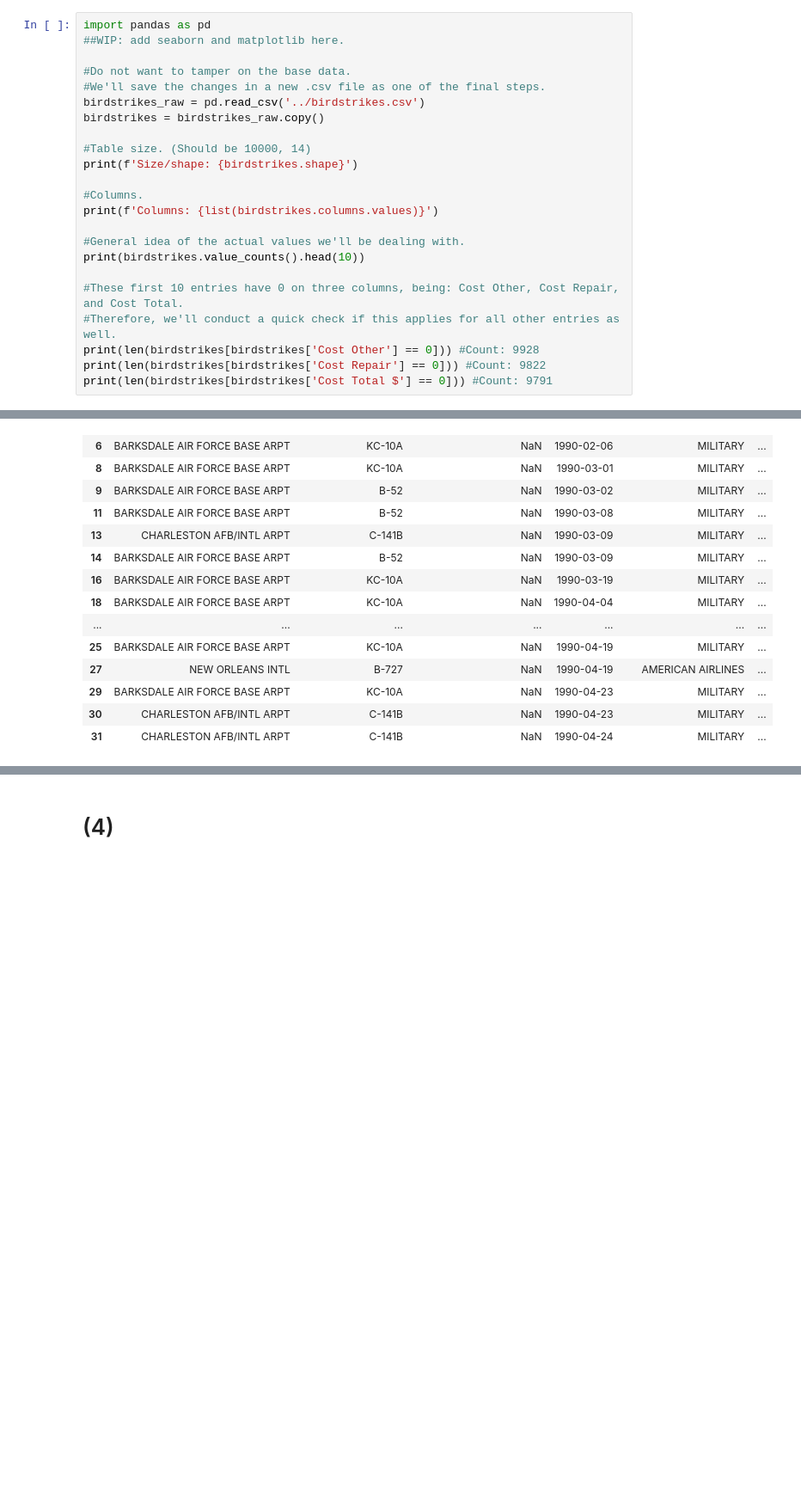
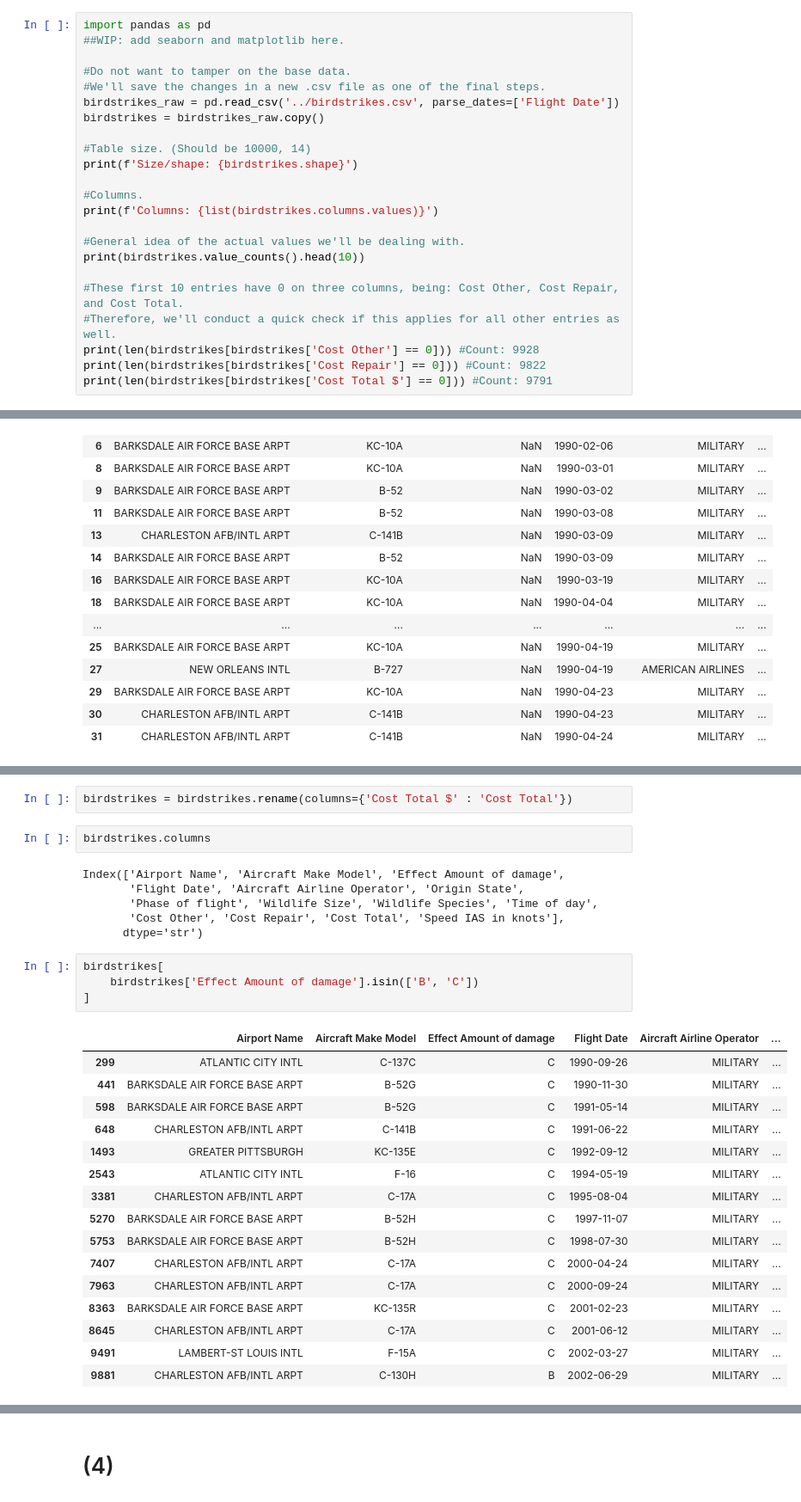
Before and after one commit to hotelFabie/LabComposition, a Jupyter notebook: Analysis & Visualization/Project/project.ipynb, the cells around one changed output, grey strips where cells are left out. Shown at 86% size. Saved outputs shown, nothing was run; the diff lists cells and outputs as text; blank space fills up the shorter version.

Commit message:
data analysis project column rename.

```diff
--- a/Analysis & Visualization/Project/project.ipynb
+++ b/Analysis & Visualization/Project/project.ipynb
@@ -6,7 +6,7 @@ import pandas as pd
 
 #Do not want to tamper on the base data.
 #We'll save the changes in a new .csv file as one of the final steps.
-birdstrikes_raw = pd.read_csv('../birdstrikes.csv')
+birdstrikes_raw = pd.read_csv('../birdstrikes.csv', parse_dates=['Flight Date'])
 birdstrikes = birdstrikes_raw.copy()
 
 #Table size. (Should be 10000, 14)
@@ -151,0 +168,31 @@ birdstrikes[birdstrikes.duplicated(subset = 'Aircraft Make Model')].head(20)
+# %%
+birdstrikes = birdstrikes.rename(columns={'Cost Total $' : 'Cost Total'})
+# %%
+birdstrikes.columns
+# %% [output]
+Index(['Airport Name', 'Aircraft Make Model', 'Effect Amount of damage',
+       'Flight Date', 'Aircraft Airline Operator', 'Origin State',
+       'Phase of flight', 'Wildlife Size', 'Wildlife Species', 'Time of day',
+       'Cost Other', 'Cost Repair', 'Cost Total', 'Speed IAS in knots'],
+      dtype='str')
+# %%
+birdstrikes[
+    birdstrikes['Effect Amount of damage'].isin(['B', 'C'])
+]
+# %% [output]
+|  | Airport Name | Aircraft Make Model | Effect Amount of damage | Flight Date | Aircraft Airline Operator | ... |
+| 299 | ATLANTIC CITY INTL | C-137C | C | 1990-09-26 | MILITARY | ... |
+| 441 | BARKSDALE AIR FORCE BASE ARPT | B-52G | C | 1990-11-30 | MILITARY | ... |
+| 598 | BARKSDALE AIR FORCE BASE ARPT | B-52G | C | 1991-05-14 | MILITARY | ... |
+| 648 | CHARLESTON AFB/INTL ARPT | C-141B | C | 1991-06-22 | MILITARY | ... |
+| 1493 | GREATER PITTSBURGH | KC-135E | C | 1992-09-12 | MILITARY | ... |
+| 2543 | ATLANTIC CITY INTL | F-16 | C | 1994-05-19 | MILITARY | ... |
+| 3381 | CHARLESTON AFB/INTL ARPT | C-17A | C | 1995-08-04 | MILITARY | ... |
+| 5270 | BARKSDALE AIR FORCE BASE ARPT | B-52H | C | 1997-11-07 | MILITARY | ... |
+| 5753 | BARKSDALE AIR FORCE BASE ARPT | B-52H | C | 1998-07-30 | MILITARY | ... |
+| 7407 | CHARLESTON AFB/INTL ARPT | C-17A | C | 2000-04-24 | MILITARY | ... |
+| 7963 | CHARLESTON AFB/INTL ARPT | C-17A | C | 2000-09-24 | MILITARY | ... |
+| 8363 | BARKSDALE AIR FORCE BASE ARPT | KC-135R | C | 2001-02-23 | MILITARY | ... |
+| 8645 | CHARLESTON AFB/INTL ARPT | C-17A | C | 2001-06-12 | MILITARY | ... |
+| 9491 | LAMBERT-ST LOUIS INTL | F-15A | C | 2002-03-27 | MILITARY | ... |
+| 9881 | CHARLESTON AFB/INTL ARPT | C-130H | B | 2002-06-29 | MILITARY | ... |
```
Also changed, not shown: parts of 12 cells of this notebook.
